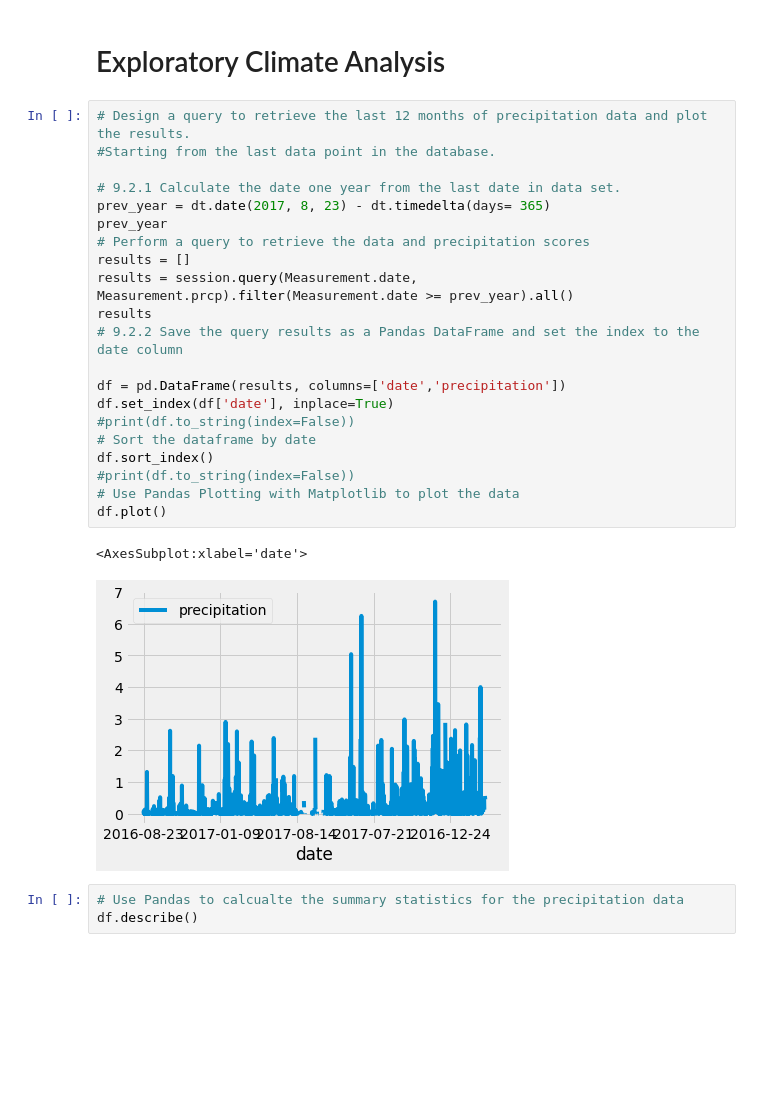
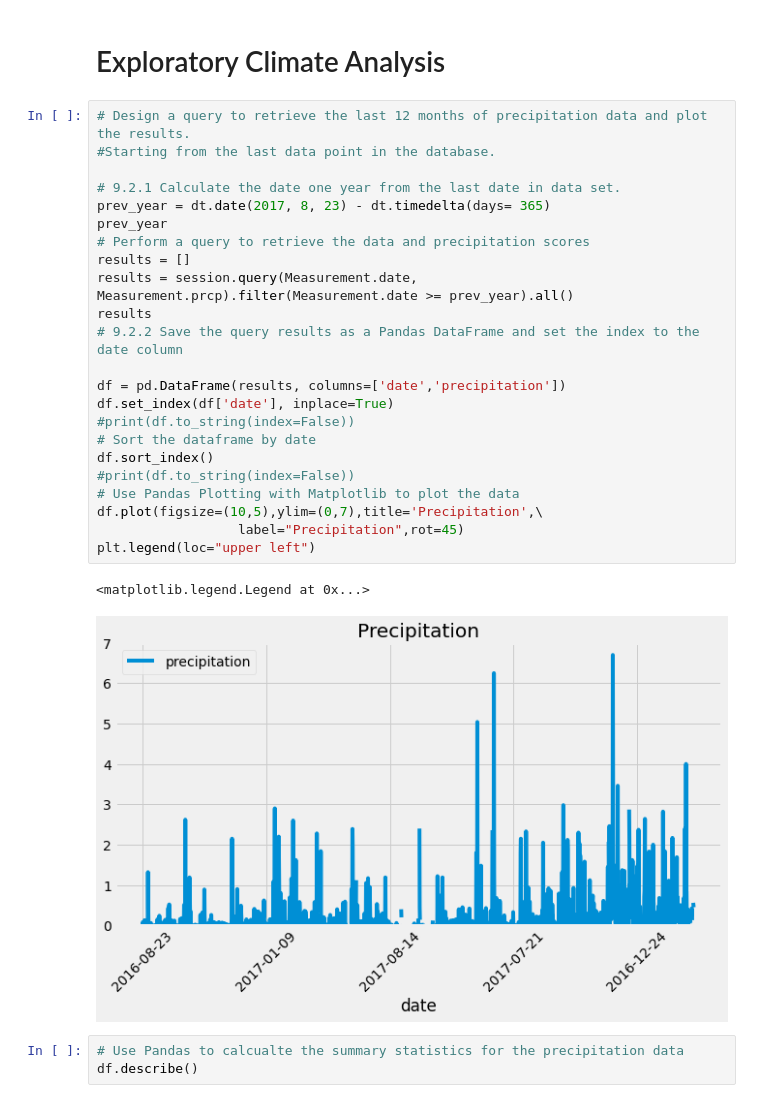
Before and after one commit to krishnakalisarkar/Surfs_up, a Jupyter notebook: climate_analysis.ipynb, the cells around one changed output. Saved outputs shown, nothing was run; the diff lists cells and outputs as text; blank space fills up the shorter version.

```diff
--- a/climate_analysis.ipynb
+++ b/climate_analysis.ipynb
@@ -40,27 +134,29 @@ session = Session(engine)
 # %%
 # Design a query to retrieve the last 12 months of precipitation data and plot the results.
 #Starting from the last data point in the database.
 
 # 9.2.1 Calculate the date one year from the last date in data set.
 prev_year = dt.date(2017, 8, 23) - dt.timedelta(days= 365)
 prev_year
 # Perform a query to retrieve the data and precipitation scores
 results = []
 results = session.query(Measurement.date, Measurement.prcp).filter(Measurement.date >= prev_year).all()
 results
 # 9.2.2 Save the query results as a Pandas DataFrame and set the index to the date column
 
 df = pd.DataFrame(results, columns=['date','precipitation'])
 df.set_index(df['date'], inplace=True)
 #print(df.to_string(index=False))
 # Sort the dataframe by date
 df.sort_index()
 #print(df.to_string(index=False))
 # Use Pandas Plotting with Matplotlib to plot the data
-df.plot()
+df.plot(figsize=(10,5),ylim=(0,7),title='Precipitation',\
+                  label="Precipitation",rot=45)
+plt.legend(loc="upper left")
 # %% [output]
-<AxesSubplot:xlabel='date'>
+<matplotlib.legend.Legend at 0x...>
-[figure, old version]
+[figure, new version]
 # %%
 # Use Pandas to calcualte the summary statistics for the precipitation data
 df.describe()
```
Also changed, not shown: parts of 10 cells of this notebook, 2 other files.
